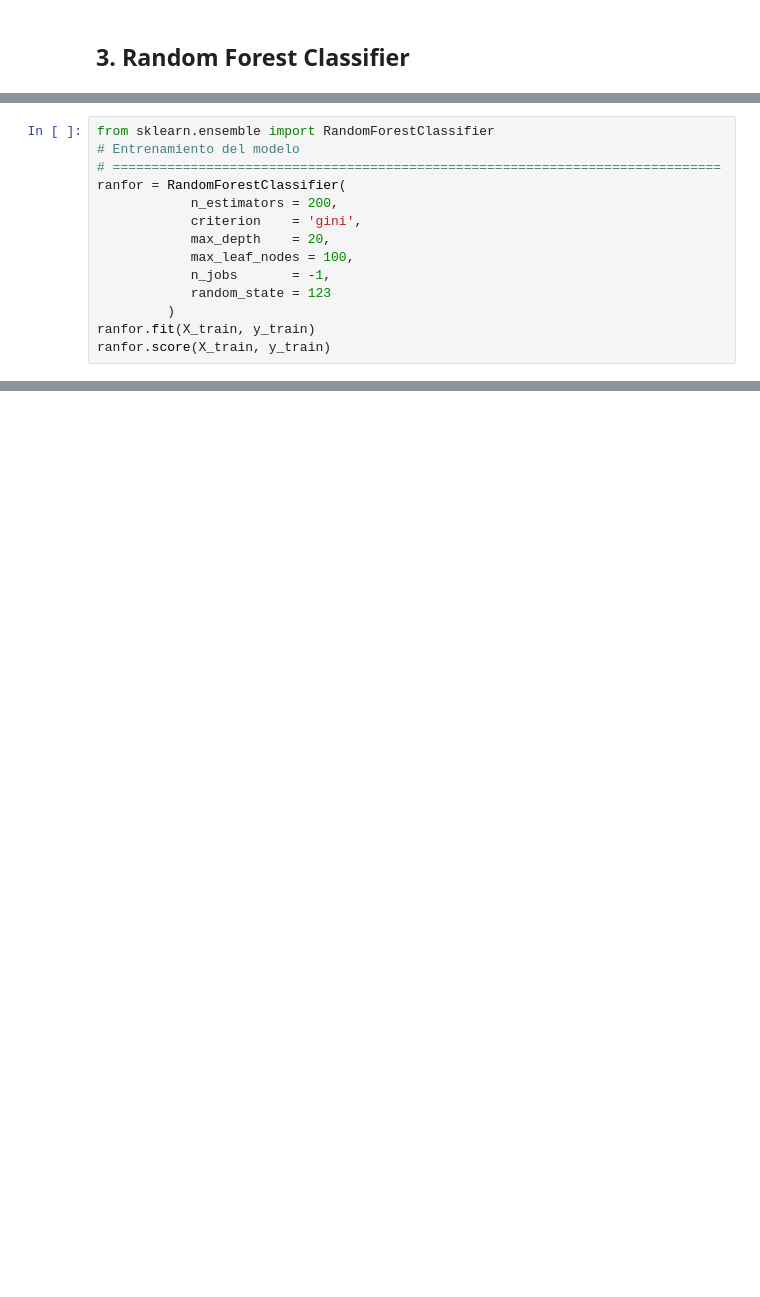
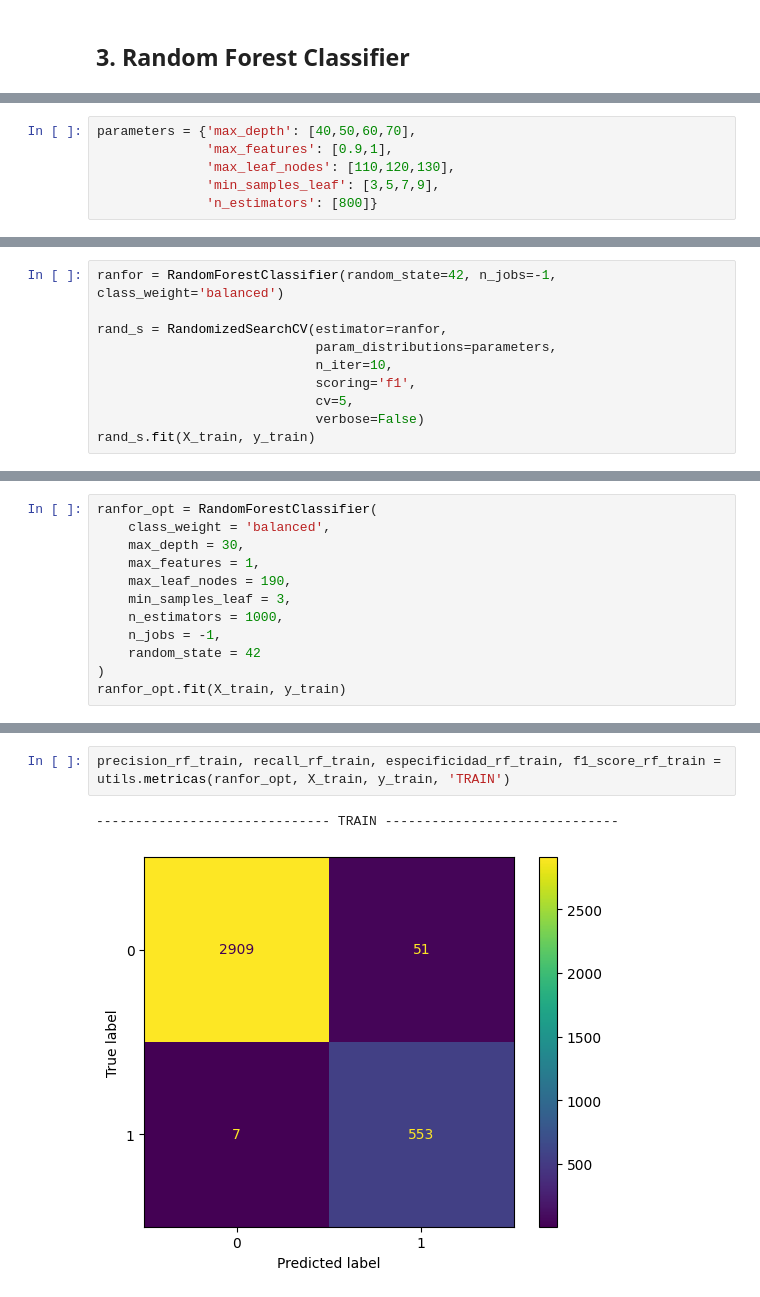
Before and after one commit to AlexanderBedoyaC/pediccion_abandono_empleo, a Jupyter notebook: 9. Modelos - Anova.ipynb, the cells around one changed output, grey strips where cells are left out. Drawn from its saved outputs; the diff is of its cells as text; blank space fills up the shorter version.

```diff
--- a/9. Modelos - Anova.ipynb
+++ b/9. Modelos - Anova.ipynb
@@ -226,14 +39,0 @@ Random Forest
-# %%
-from sklearn.ensemble import RandomForestClassifier
-# Entrenamiento del modelo
-# ==============================================================================
-ranfor = RandomForestClassifier(
-            n_estimators = 200,
-            criterion    = 'gini',
-            max_depth    = 20,
-            max_leaf_nodes = 100,
-            n_jobs       = -1,
-            random_state = 123
-         )
-ranfor.fit(X_train, y_train)
-ranfor.score(X_train, y_train)
@@ -258,0 +42,6 @@ plt.show()
+# %%
+parameters = {'max_depth': [40,50,60,70],
+              'max_features': [0.9,1],
+              'max_leaf_nodes': [110,120,130],
+              'min_samples_leaf': [3,5,7,9],
+              'n_estimators': [800]}
@@ -258,0 +50,10 @@ plt.show()
+# %%
+ranfor = RandomForestClassifier(random_state=42, n_jobs=-1, class_weight='balanced')
+
+rand_s = RandomizedSearchCV(estimator=ranfor,
+                            param_distributions=parameters,
+                            n_iter=10,
+                            scoring='f1',
+                            cv=5,
+                            verbose=False)
+rand_s.fit(X_train, y_train)
@@ -258,0 +62,12 @@ plt.show()
+# %%
+ranfor_opt = RandomForestClassifier(
+    class_weight = 'balanced',
+    max_depth = 30,
+    max_features = 1,
+    max_leaf_nodes = 190,
+    min_samples_leaf = 3,
+    n_estimators = 1000,
+    n_jobs = -1,
+    random_state = 42
+)
+ranfor_opt.fit(X_train, y_train)
@@ -258,0 +80,5 @@ plt.show()
+# %%
+precision_rf_train, recall_rf_train, especificidad_rf_train, f1_score_rf_train = utils.metricas(ranfor_opt, X_train, y_train, 'TRAIN')
+# %% [output]
+------------------------------ TRAIN ------------------------------
+[figure, added]
```
Also changed, not shown: parts of 69 cells of this notebook, 1 other file.
